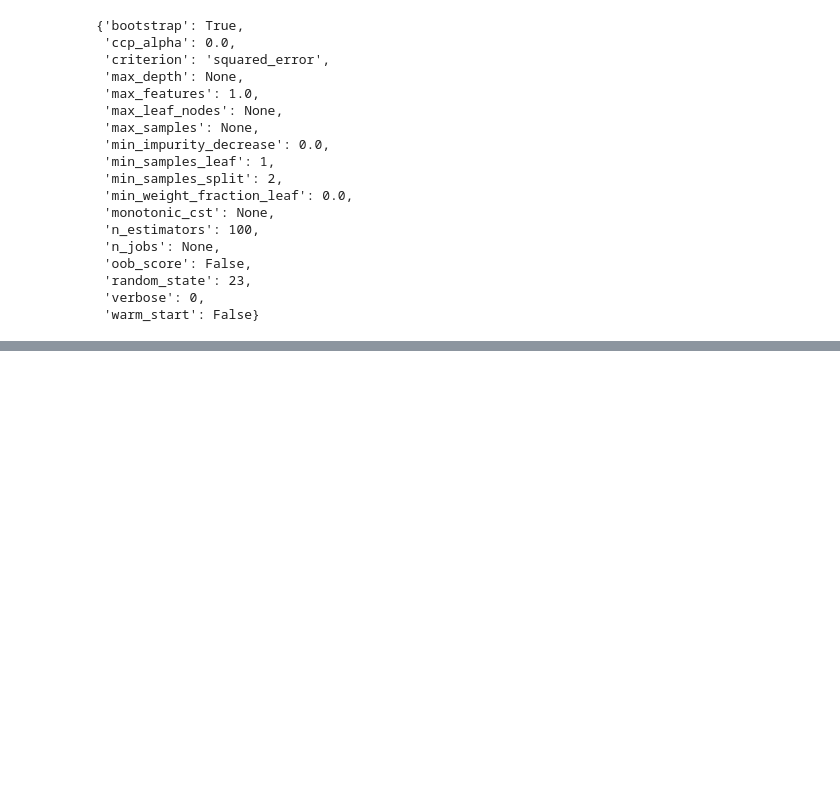
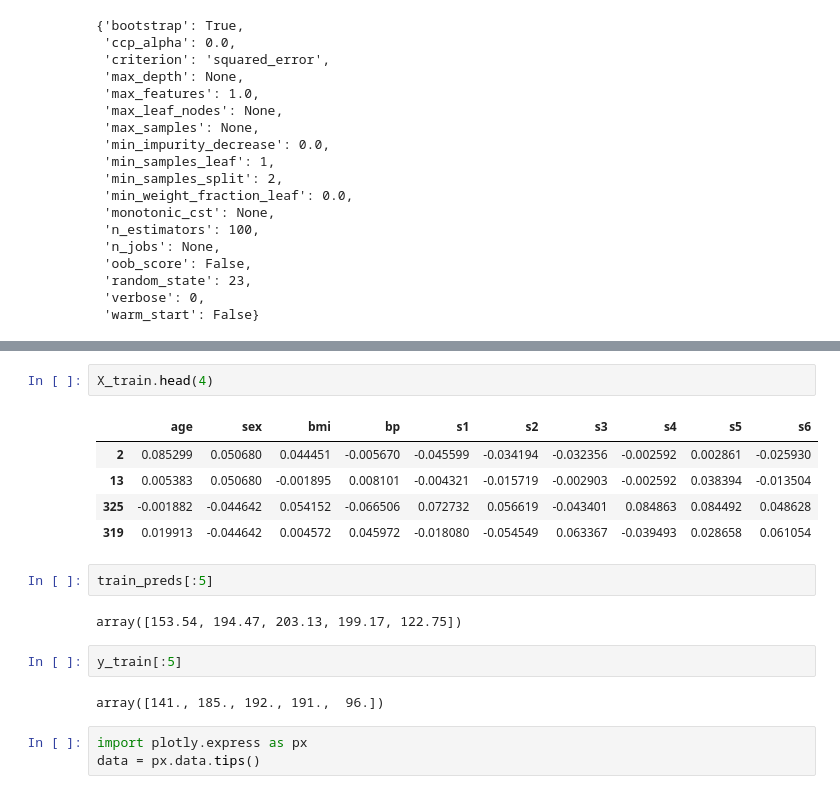
Before and after one commit to Muyiiwaa/machine_learning_notes, a Jupyter notebook: supervised_learning/random_forest.ipynb, the cells around one changed output, grey strips where cells are left out. Drawn from its saved outputs; the diff is of its cells as text; blank space fills up the shorter version.

```diff
--- a/supervised_learning/random_forest.ipynb
+++ b/supervised_learning/random_forest.ipynb
@@ -121,0 +257,19 @@ data_flower.head()
+# %%
+X_train.head(4)
+# %% [output]
+|  | age | sex | bmi | bp | s1 | s2 | s3 | s4 | s5 | s6 |
+| 2 | 0.085299 | 0.050680 | 0.044451 | -0.005670 | -0.045599 | -0.034194 | -0.032356 | -0.002592 | 0.002861 | -0.025930 |
+| 13 | 0.005383 | 0.050680 | -0.001895 | 0.008101 | -0.004321 | -0.015719 | -0.002903 | -0.002592 | 0.038394 | -0.013504 |
+| 325 | -0.001882 | -0.044642 | 0.054152 | -0.066506 | 0.072732 | 0.056619 | -0.043401 | 0.084863 | 0.084492 | 0.048628 |
+| 319 | 0.019913 | -0.044642 | 0.004572 | 0.045972 | -0.018080 | -0.054549 | 0.063367 | -0.039493 | 0.028658 | 0.061054 |
+# %%
+train_preds[:5]
+# %% [output]
+array([153.54, 194.47, 203.13, 199.17, 122.75])
+# %%
+y_train[:5]
+# %% [output]
+array([141., 185., 192., 191.,  96.])
+# %%
+import plotly.express as px
+data = px.data.tips()
```
Also changed, not shown: parts of 19 cells of this notebook.
